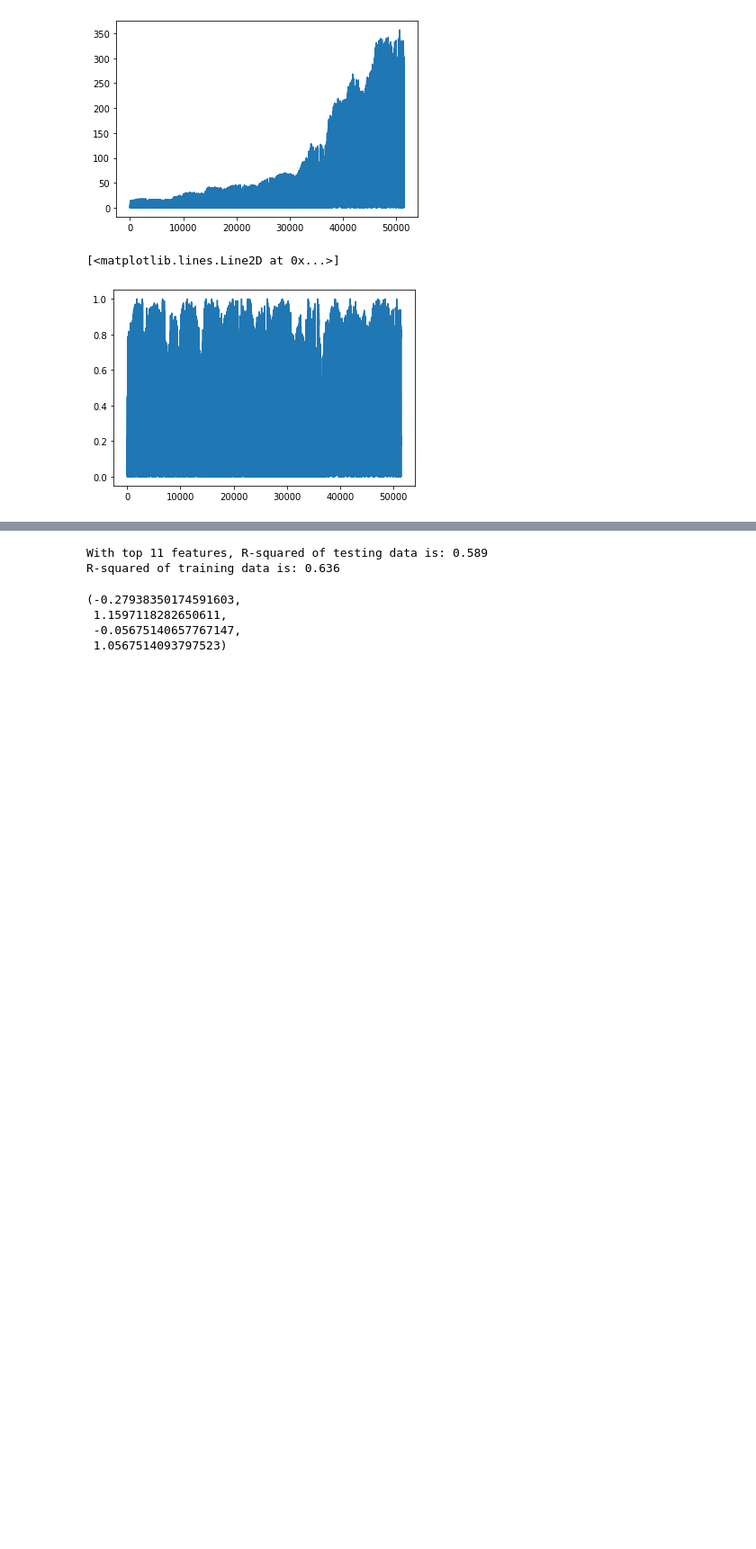
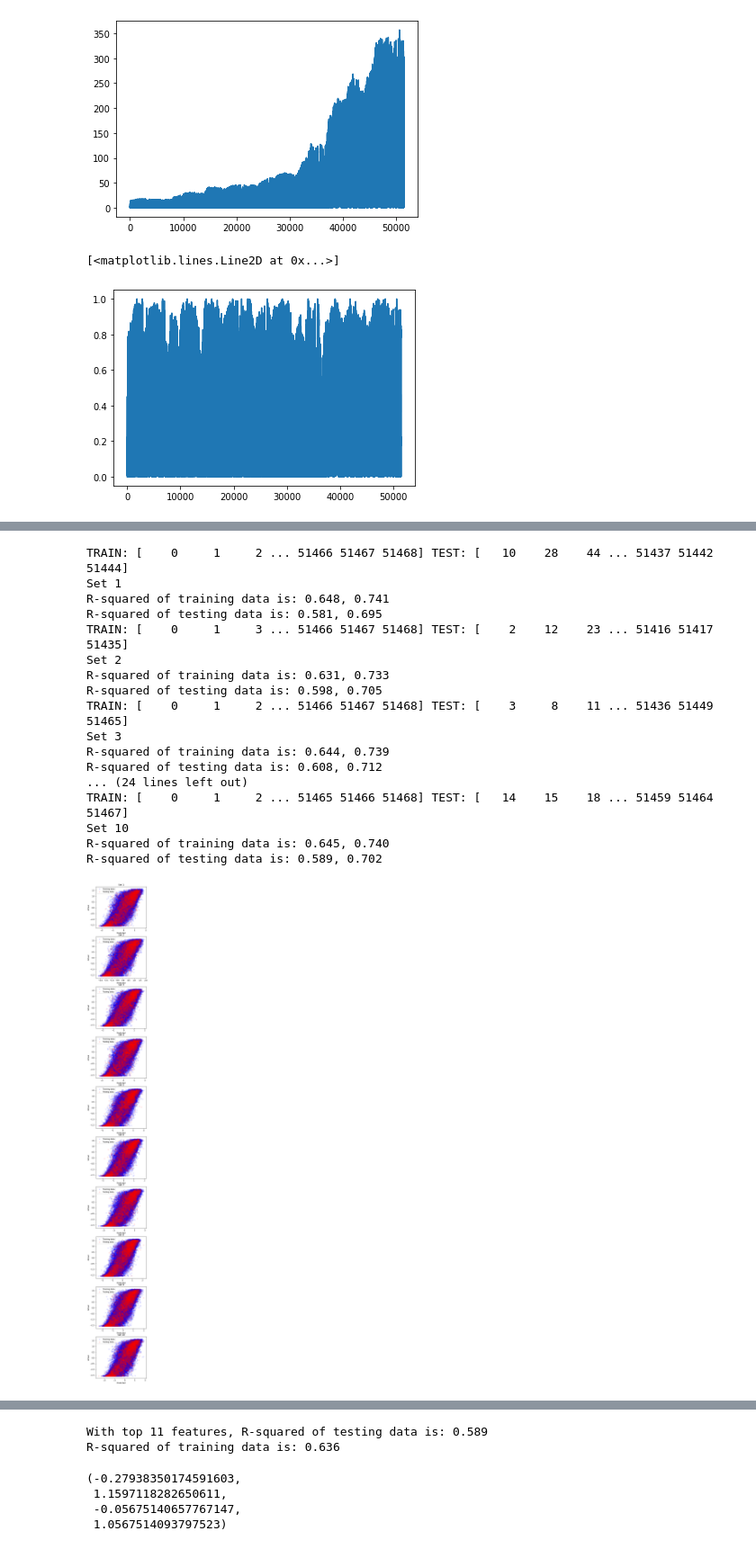
Before and after one commit to UW-EnergyForecaster/EnergyForecasters, a Jupyter notebook: examples/neural_network_plus_normalized_by_120_days_max.ipynb, the cells around one changed output, grey strips where cells are left out. Shown at 90% size. Saved outputs shown, nothing was run; the diff lists cells and outputs as text; code cells hidden in the pictures; blank space fills up the shorter version.

```diff
--- a/examples/neural_network_plus_normalized_by_120_days_max.ipynb
+++ b/examples/neural_network_plus_normalized_by_120_days_max.ipynb
@@ -91,0 +162,53 @@ all_data_df=all_data_df.assign(normalized_solar=normalized_solar)
+# %%
+ranked_list = ['Relative Humidity', 'Solar Zenith Angle', 'GHI', 'Surface Albedo','Wind Direction','Temperature','Wind Speed','DNI','DHI','Dew Point','Pressure','Cloud Type']
+feature_list = ranked_list[:11]
+prediction = ['normalized_solar']
+scaler = preprocessing.StandardScaler()
+
+#scaling data:
+X_pn = all_data_df[feature_list]
+y_pn = all_data_df[prediction]
+X_normalized = scaler.fit_transform(X_pn)
+y_normalized = scaler.fit_transform(y_pn)
+
+kf = KFold(n_splits=10,random_state=1,shuffle=True)# Define the split - into 100 folds
+
+fig, axs = plt.subplots(10, 1, figsize=(5,50))
+
+i=0
+
+for train_index, test_index in kf.split(X_normalized, y_normalized):
+    print("TRAIN:", train_index, "TEST:", test_index)
+    X_train, y_train = X_normalized[train_index], y_normalized[train_index].reshape(-1)
+    X_test, y_test = X_normalized[test_index], y_normalized[test_index].reshape(-1)
+    clf = MLPRegressor(solver='lbfgs',hidden_layer_sizes=(100,100),max_iter=300)
+    clf.fit(X_train,y_train)
+    print('Set '+str(i+1))
+    print('R-squared of training data is: '+"{:.3f}".format(r2_score(clf.predict(X_train),y_train))+', '+"{:.3f}".format(clf.score(X_train,y_train)))
+    print('R-squared of testing data is: '+"{:.3f}".format(r2_score(clf.predict(X_test),y_test))+', '+"{:.3f}".format(clf.score(X_test,y_test)))
+    axs[i].scatter(clf.predict(X_train), y_train, alpha = 0.1, color='blue')
+    axs[i].scatter(clf.predict(X_test), y_test, alpha = 0.1, color='red')
+    axs[i].set_title('Set '+str(i+1), fontsize=12)
+    axs[i].set_xlabel('Predicted')
+    axs[i].set_ylabel('Actual')
+    axs[i].legend(('Training data', 'Testing data'))
+    i=i+1
+# %% [output]
+TRAIN: [    0     1     2 ... 51466 51467 51468] TEST: [   10    28    44 ... 51437 51442 51444]
+Set 1
+R-squared of training data is: 0.648, 0.741
+R-squared of testing data is: 0.581, 0.695
+TRAIN: [    0     1     3 ... 51466 51467 51468] TEST: [    2    12    23 ... 51416 51417 51435]
+Set 2
+R-squared of training data is: 0.631, 0.733
+R-squared of testing data is: 0.598, 0.705
+TRAIN: [    0     1     2 ... 51466 51467 51468] TEST: [    3     8    11 ... 51436 51449 51465]
+Set 3
+R-squared of training data is: 0.644, 0.739
+R-squared of testing data is: 0.608, 0.712
+... (24 lines left out)
+TRAIN: [    0     1     2 ... 51465 51466 51468] TEST: [   14    15    18 ... 51459 51464 51467]
+Set 10
+R-squared of training data is: 0.645, 0.740
+R-squared of testing data is: 0.589, 0.702
+[figure, added]
```
Also changed, not shown: parts of 6 cells of this notebook, 1 other file.
